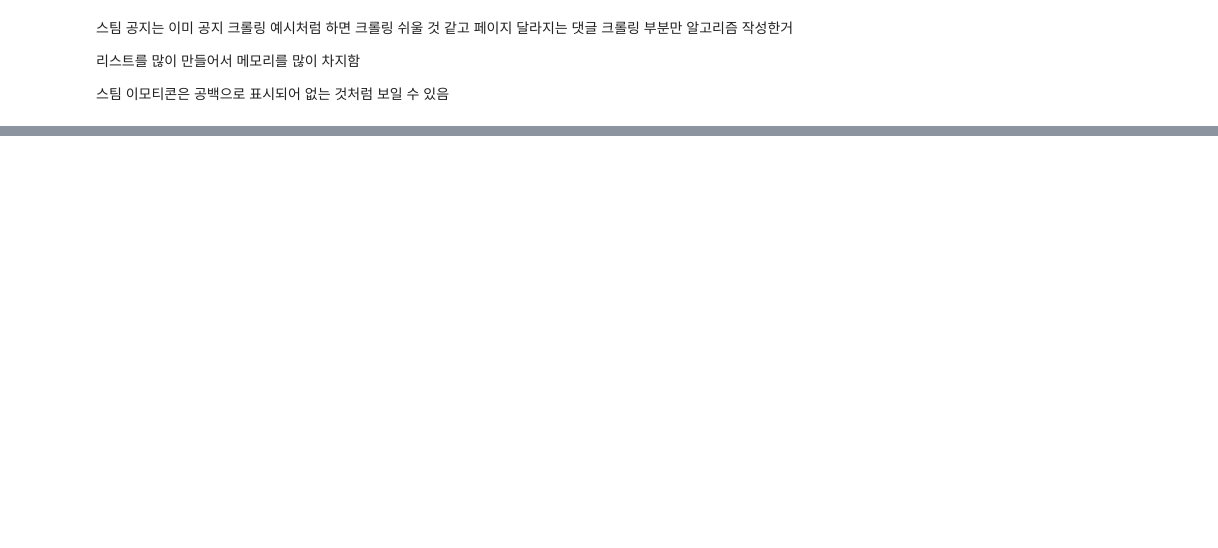
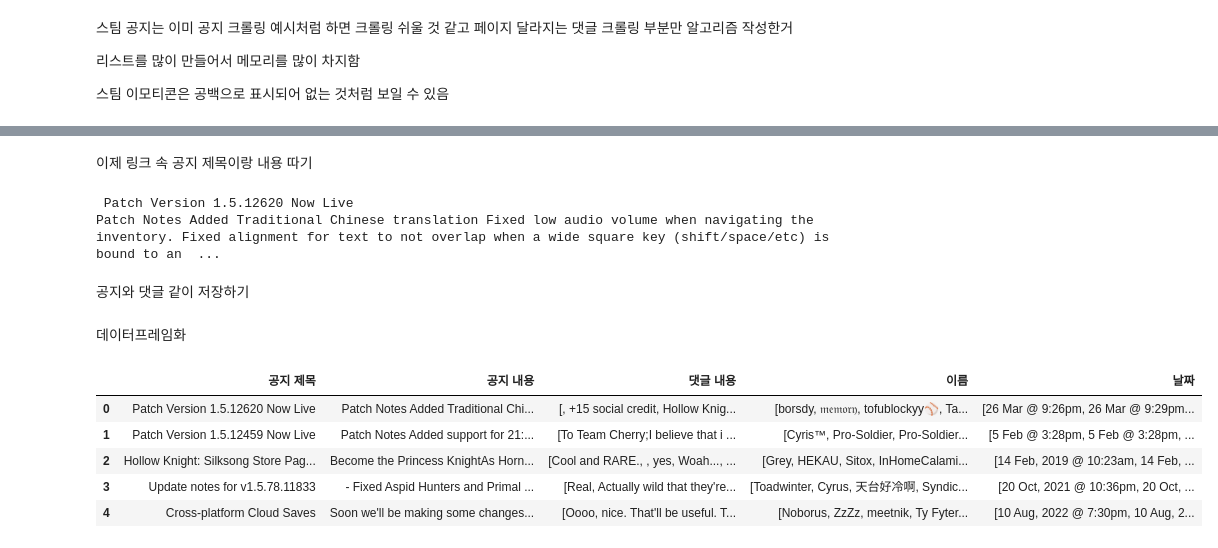
Before and after one commit to oicr3721/jjangjoa, a Jupyter notebook: 짱조아_스팀반응_테스트.ipynb, the cells around one changed output, grey strips where cells are left out. Drawn from its saved outputs; the diff is of its cells as text; code cells hidden in the pictures; blank space fills up the shorter version.

```diff
--- a/짱조아_스팀반응_테스트.ipynb
+++ b/짱조아_스팀반응_테스트.ipynb
@@ -195,0 +267,24 @@ print(df)
+# %% [markdown]
+이제 링크 속 공지 제목이랑 내용 따기
+# %%
+import requests
+from bs4 import BeautifulSoup
+
+url = "https://steamcommunity.com/games/367520/announcements/detail/529875497931243581"
+
+res = requests.get(url)
+soup = BeautifulSoup(res.text, "html.parser")
+# print(soup.prettify()) 얘로 태그 찾기 쉽네
+title_detail = soup.find("title").text # 결과 Steam :: Hollow Knight :: Patch Version 1.5.12620 Now Live
+title_detail = title_detail.split("::") # :: 기준으로 쪼개면 3개의 요소가 있는 리스트가 만들어짐
+title_detail = title_detail[2] # 리스트의 두번째 인덱스인 제목을 값으로 저장
+
+content_detail = soup.find("meta", {"name": "Description"}).get("content") # 공지 내용은 메타 태그로 저장되어 있음. 페이지 소스 보기로 확인 가능
+
+print(title_detail)
+print(content_detail)
+# %% [output]
+ Patch Version 1.5.12620 Now Live
+Patch Notes Added Traditional Chinese translation Fixed low audio volume when navigating the inventory. Fixed alignment for text to not overlap when a wide square key (shift/space/etc) is bound to an  ...
+# %% [markdown]
+공지와 댓글 같이 저장하기
@@ -195,0 +385,16 @@ print(df)
+# %% [markdown]
+데이터프레임화
+# %%
+# 데이터 프레임으로 변환하고 csv 파일로 저장까지
+import pandas as pd
+
+df = pd.DataFrame(data)
+df.to_csv("스팀 공지와 반응.csv")
+df.head()
+# %% [output]
+|  | 공지 제목 | 공지 내용 | 댓글 내용 | 이름 | 날짜 |
+| 0 | Patch Version 1.5.12620 Now Live | Patch Notes Added Traditional Chi... | [, +15 social credit, Hollow Knig... | [borsdy, 𝔪𝔢𝔪𝔬𝔯𝔶, tofublockyy⚾, Ta... | [26 Mar @ 9:26pm, 26 Mar @ 9:29pm... |
+| 1 | Patch Version 1.5.12459 Now Live | Patch Notes Added support for 21:... | [To Team Cherry;I believe that i ... | [Cyris™, Pro-Soldier, Pro-Soldier... | [5 Feb @ 3:28pm, 5 Feb @ 3:28pm, ... |
+| 2 | Hollow Knight: Silksong Store Pag... | Become the Princess KnightAs Horn... | [Cool and RARE., , yes, Woah..., ... | [Grey, HEKAU, Sitox, InHomeCalami... | [14 Feb, 2019 @ 10:23am, 14 Feb, ... |
+| 3 | Update notes for v1.5.78.11833 | - Fixed Aspid Hunters and Primal ... | [Real, Actually wild that they're... | [Toadwinter, Cyrus, 天台好冷啊, Syndic... | [20 Oct, 2021 @ 10:36pm, 20 Oct, ... |
+| 4 | Cross-platform Cloud Saves | Soon we'll be making some changes... | [Oooo, nice. That'll be useful. T... | [Noborus, ZzZz, meetnik, Ty Fyter... | [10 Aug, 2022 @ 7:30pm, 10 Aug, 2... |
```
Also changed, not shown: parts of 10 cells of this notebook.
